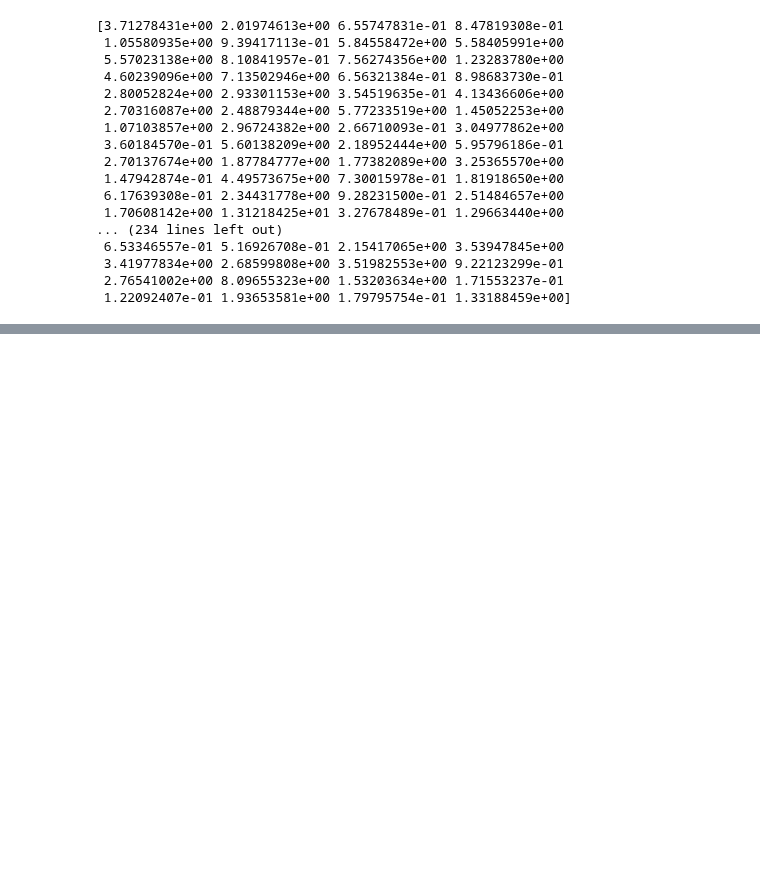
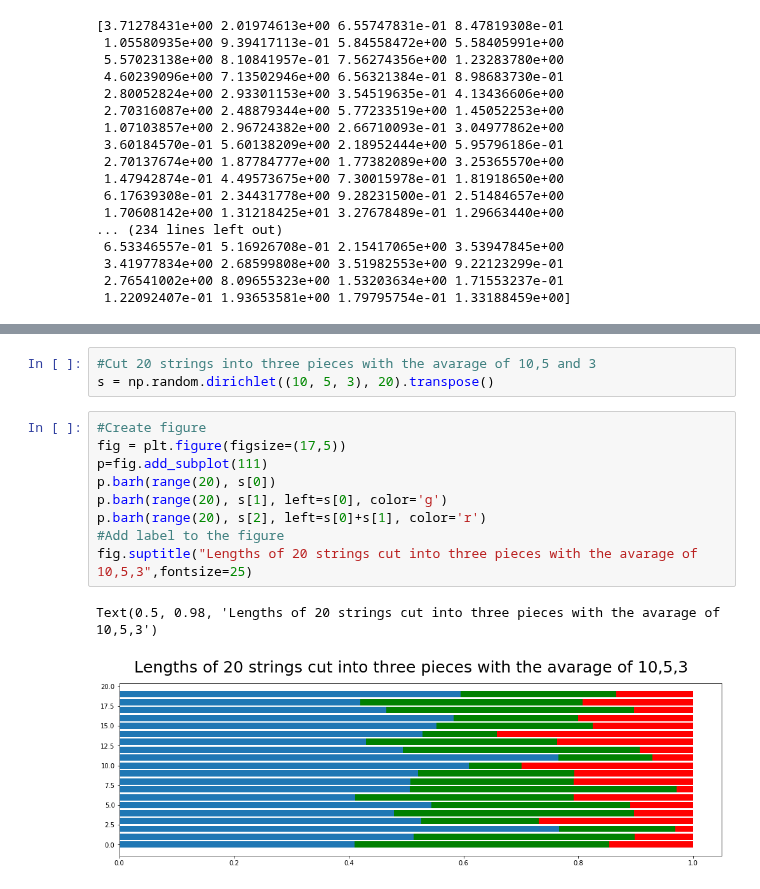
Before and after one commit to mxsxs2/Emerging-Technologies-Project, a Jupyter notebook: notebooks/Numpy_Random.ipynb, the cells around one changed output, grey strips where cells are left out. Drawn from its saved outputs; the diff is of its cells as text; blank space fills up the shorter version.

```diff
--- a/notebooks/Numpy_Random.ipynb
+++ b/notebooks/Numpy_Random.ipynb
@@ -523,0 +530,15 @@ Text(0.5, 0.98, 'Chi-squared distribution of 20 samples with different degrees o
+# %%
+#Cut 20 strings into three pieces with the avarage of 10,5 and 3
+s = np.random.dirichlet((10, 5, 3), 20).transpose()
+# %%
+#Create figure
+fig = plt.figure(figsize=(17,5))
+p=fig.add_subplot(111)
+p.barh(range(20), s[0])
+p.barh(range(20), s[1], left=s[0], color='g')
+p.barh(range(20), s[2], left=s[0]+s[1], color='r')
+#Add label to the figure
+fig.suptitle("Lengths of 20 strings cut into three pieces with the avarage of 10,5,3",fontsize=25)
+# %% [output]
+Text(0.5, 0.98, 'Lengths of 20 strings cut into three pieces with the avarage of 10,5,3')
+[figure, added]
```
Also changed, not shown: parts of 3 cells of this notebook.
